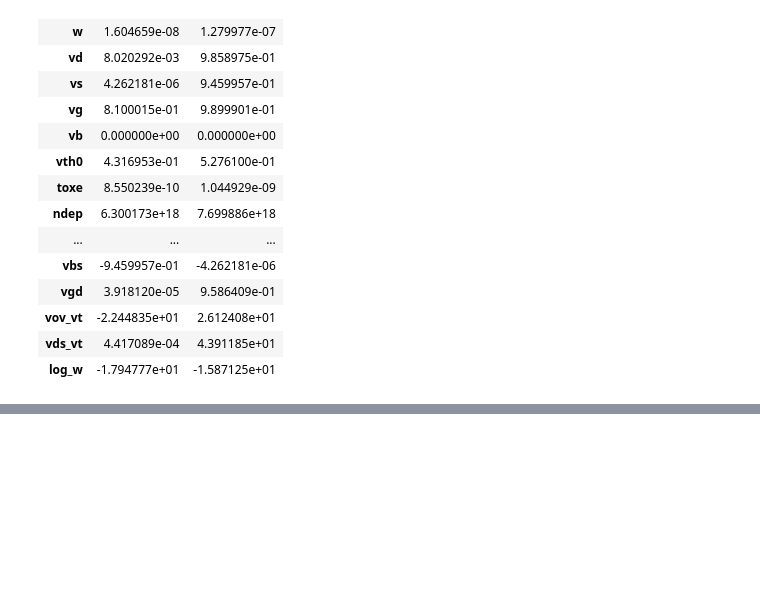
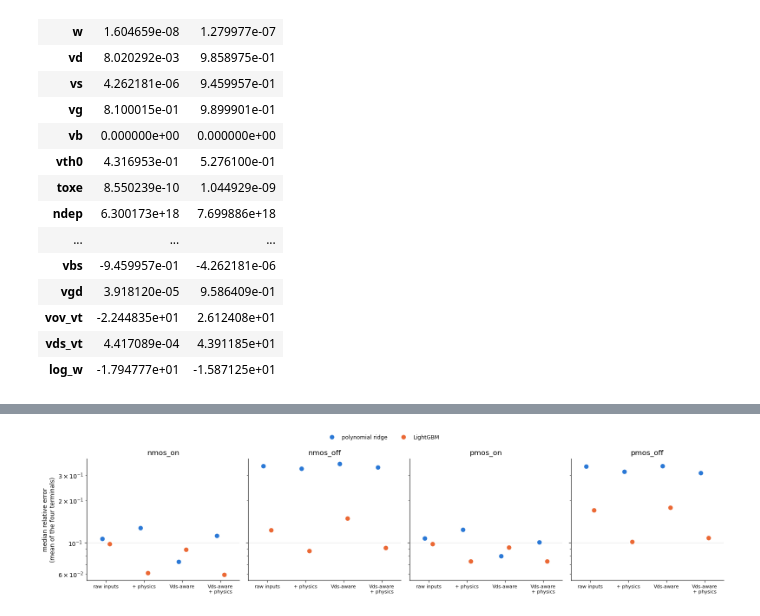
Before and after one commit to rtvk2/dvd-leakage-estimation, a Jupyter notebook: notebooks/03_train.ipynb, the cells around one changed output, grey strips where cells are left out. Saved outputs shown, nothing was run; the diff lists cells and outputs as text; code cells hidden in the pictures; blank space fills up the shorter version.

Commit message:
Add baseline models: polynomial ridge and gradient boosting

```diff
--- a/notebooks/03_train.ipynb
+++ b/notebooks/03_train.ipynb
@@ -349,0 +471,9 @@ Next: baseline models (polynomial ridge, gradient boosting) on top of this harne
+# %%
+t0 = time.time()
+for case in CASES:
+    for aware, physics in OPTIONS:
+        for degree in ((2, 3) if physics else (2, 3, 4)):
+            run("poly", case, aware, physics, PolyRidge(degree))
+        print(f"  {case} vds_aware={aware} physics={physics}: {time.time() - t0:.0f} s")
+poly_table = pd.DataFrame(rows)
+poly_table.groupby(["case", "vds_aware", "physics"])["median_rel"].min().unstack(["vds_aware", "physics"]).round(3)
@@ -349,0 +515,9 @@ Next: baseline models (polynomial ridge, gradient boosting) on top of this harne
+# %%
+t0 = time.time()
+for case in CASES:
+    for aware, physics in OPTIONS:
+        run("lightgbm", case, aware, physics, GradientBoosting())
+    print(f"{case}: done after {time.time() - t0:.0f} s")
+baselines = pd.DataFrame(rows)
+baselines.to_csv(RESULT_DIR / "baselines_validation.csv", index=False)
+baselines[baselines.family == "lightgbm"].groupby(["case", "vds_aware", "physics"])["median_rel"].min().unstack(["vds_aware", "physics"]).round(3)
@@ -349,0 +580,22 @@ Next: baseline models (polynomial ridge, gradient boosting) on top of this harne
+# %%
+# effect of the two options: best median error of each family for each option set (log scale; lower is better)
+COL = {"poly": "#2a78d6", "lightgbm": "#eb6834"}
+LABEL = {"poly": "polynomial ridge", "lightgbm": "LightGBM"}
+labels = ["raw inputs", "+ physics", "Vds-aware", "Vds-aware\n+ physics"]
+fig, ax = plt.subplots(1, 4, figsize=(16, 3.9), sharey=True)
+for a, case in zip(ax, CASES):
+    for fam, dx in (("poly", -0.1), ("lightgbm", 0.1)):
+        vals = [baselines[(baselines.case == case) & (baselines.family == fam) & (baselines.vds_aware == aw) & (baselines.physics == ph)]["median_rel"].min()
+                for aw, ph in OPTIONS]
+        a.plot(np.arange(4) + dx, vals, "o", ms=9, color=COL[fam], mec="white", mew=1.5, label=LABEL[fam])
+    a.set_yscale("log"); a.set_title(case); a.set_xticks(range(4)); a.set_xticklabels(labels, fontsize=8); a.set_xlim(-0.5, 3.5)
+    a.grid(axis="y", color="0.9", lw=0.8); a.set_axisbelow(True)
+    a.spines[["top", "right"]].set_visible(False)
+ax[0].set_ylabel("median relative error\n(mean of the four terminals)")
+handles, names = ax[0].get_legend_handles_labels()
+fig.legend(handles, names, loc="upper center", ncol=2, frameon=False, fontsize=9)
+fig.tight_layout(rect=(0, 0, 1, 0.93))
+fig.savefig(RESULT_DIR / "baseline_options.png", dpi=110)
+plt.show()
+# %% [output]
+[figure, added]
```
Also changed, not shown: parts of 23 cells of this notebook, 3 other files.
